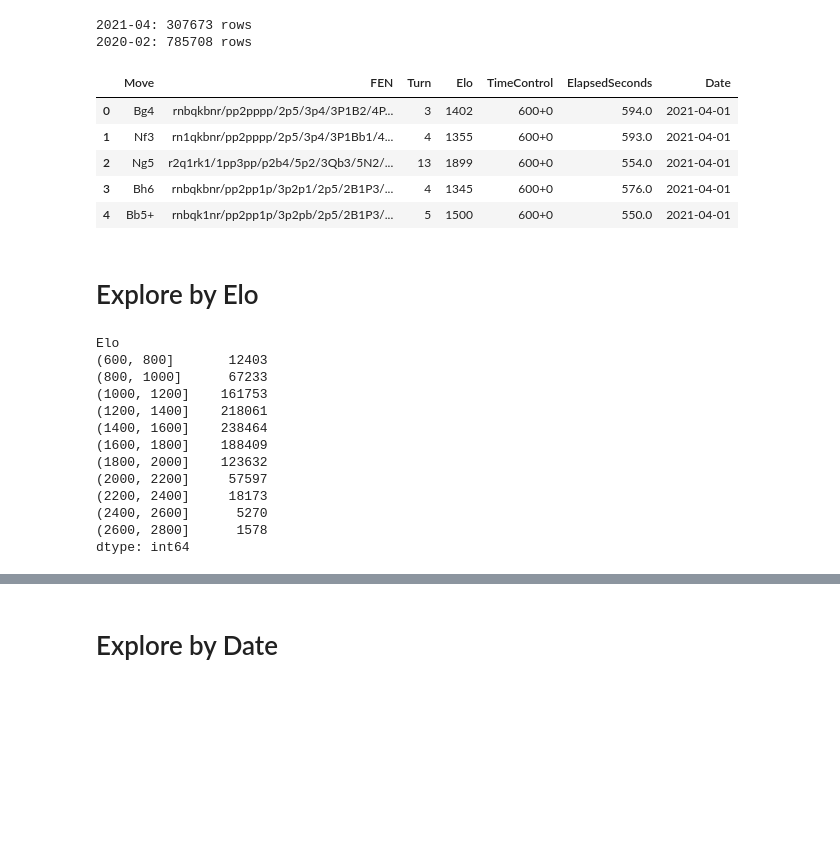
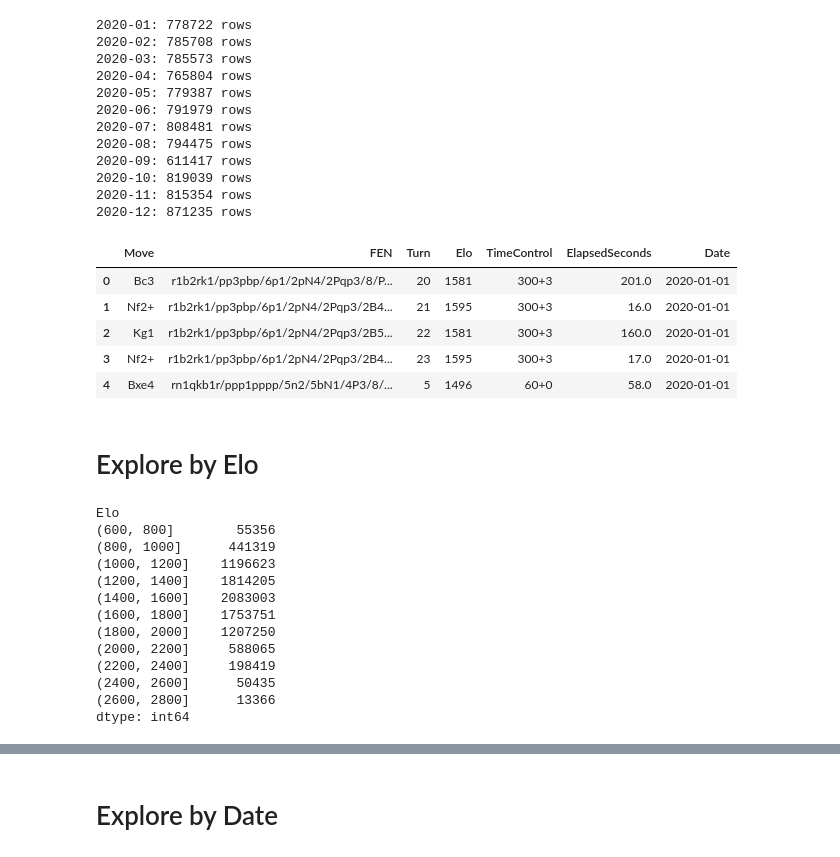
Before and after one commit to jartigag/chess-blunders, a Jupyter notebook: notebooks/1.0-jartigag-explore_interim_data.ipynb, the cells around one changed output, grey strips where cells are left out. Cells and saved outputs as stored; diff of their text form; code cells hidden in the pictures; blank space fills up the shorter version.

```diff
--- a/notebooks/1.0-jartigag-explore_interim_data.ipynb
+++ b/notebooks/1.0-jartigag-explore_interim_data.ipynb
@@ -2,31 +2,36 @@
 import pandas as pd
 import numpy as np
 import matplotlib.pyplot as plt
-# %%
-import glob
-
-df_data202104 = pd.concat(map(pd.read_csv,
-                        glob.glob('../data/interim/*lichess_db_standard_rated_2021-04*eval.blunders.csv')))
-print("2021-04:",len(df_data202104),"rows")
-df_data202104['Date'] = pd.to_datetime('2021-04')
-
-df_data202002 = pd.concat(map(pd.read_csv,
-                        glob.glob('../data/interim/*lichess_db_standard_rated_2020-02*eval.blunders.csv')))
-print("2020-02:",len(df_data202002),"rows")
-df_data202002['Date'] = pd.to_datetime('2020-02')
-
-df_data = pd.concat([df_data202104, df_data202002])
-
-df_data.head()
-# %% [output]
-2021-04: 307673 rows
-2020-02: 785708 rows
-|  | Move | FEN | Turn | Elo | TimeControl | ElapsedSeconds | Date |
-| 0 | Bg4 | rnbqkbnr/pp2pppp/2p5/3p4/3P1B2/4P... | 3 | 1402 | 600+0 | 594.0 | 2021-04-01 |
-| 1 | Nf3 | rn1qkbnr/pp2pppp/2p5/3p4/3P1Bb1/4... | 4 | 1355 | 600+0 | 593.0 | 2021-04-01 |
-| 2 | Ng5 | r2q1rk1/1pp3pp/p2b4/5p2/3Qb3/5N2/... | 13 | 1899 | 600+0 | 554.0 | 2021-04-01 |
-| 3 | Bh6 | rnbqkbnr/pp2pp1p/3p2p1/2p5/2B1P3/... | 4 | 1345 | 600+0 | 576.0 | 2021-04-01 |
-| 4 | Bb5+ | rnbqk1nr/pp2pp1p/3p2pb/2p5/2B1P3/... | 5 | 1500 | 600+0 | 550.0 | 2021-04-01 |
+# %%
+df_list = []
+for m in range(1,13):
+    df = pd.read_csv(f'../data/interim/lichess_db_standard_rated_2020-{m:02d}.eval.blunders.csv')
+    print(f"2020-{m:02d}:",len(df),"rows")
+    df['Date'] = pd.to_datetime(f'2020-{m:02d}')
+    df_list.append(df)
+
+df_data = pd.concat([d for d in df_list])
+
+df_data.head()
+# %% [output]
+2020-01: 778722 rows
+2020-02: 785708 rows
+2020-03: 785573 rows
+2020-04: 765804 rows
+2020-05: 779387 rows
+2020-06: 791979 rows
+2020-07: 808481 rows
+2020-08: 794475 rows
+2020-09: 611417 rows
+2020-10: 819039 rows
+2020-11: 815354 rows
+2020-12: 871235 rows
+|  | Move | FEN | Turn | Elo | TimeControl | ElapsedSeconds | Date |
+| 0 | Bc3 | r1b2rk1/pp3pbp/6p1/2pN4/2Pqp3/8/P... | 20 | 1581 | 300+3 | 201.0 | 2020-01-01 |
+| 1 | Nf2+ | r1b2rk1/pp3pbp/6p1/2pN4/2Pqp3/2B4... | 21 | 1595 | 300+3 | 16.0 | 2020-01-01 |
+| 2 | Kg1 | r1b2rk1/pp3pbp/6p1/2pN4/2Pqp3/2B5... | 22 | 1581 | 300+3 | 160.0 | 2020-01-01 |
+| 3 | Nf2+ | r1b2rk1/pp3pbp/6p1/2pN4/2Pqp3/2B4... | 23 | 1595 | 300+3 | 17.0 | 2020-01-01 |
+| 4 | Bxe4 | rn1qkb1r/ppp1pppp/5n2/5bN1/4P3/8/... | 5 | 1496 | 60+0 | 58.0 | 2020-01-01 |
 # %% [markdown]
 # Explore by Elo
 # %%
@@ -34,17 +39,17 @@ grouped_by_elo = df_data.groupby( pd.cut(df_data['Elo'], np.arange(600, 3000, 20
 grouped_by_elo.size()
 # %% [output]
 Elo
-(600, 800]       12403
-(800, 1000]      67233
-(1000, 1200]    161753
-(1200, 1400]    218061
-(1400, 1600]    238464
-(1600, 1800]    188409
-(1800, 2000]    123632
-(2000, 2200]     57597
-(2200, 2400]     18173
-(2400, 2600]      5270
-(2600, 2800]      1578
+(600, 800]        55356
+(800, 1000]      441319
+(1000, 1200]    1196623
+(1200, 1400]    1814205
+(1400, 1600]    2083003
+(1600, 1800]    1753751
+(1800, 2000]    1207250
+(2000, 2200]     588065
+(2200, 2400]     198419
+(2400, 2600]      50435
+(2600, 2800]      13366
 dtype: int64
 # %%
 for low_thr in range(600,2600,200):
```
Also changed, not shown: parts of 6 cells of this notebook, 1 other file.
